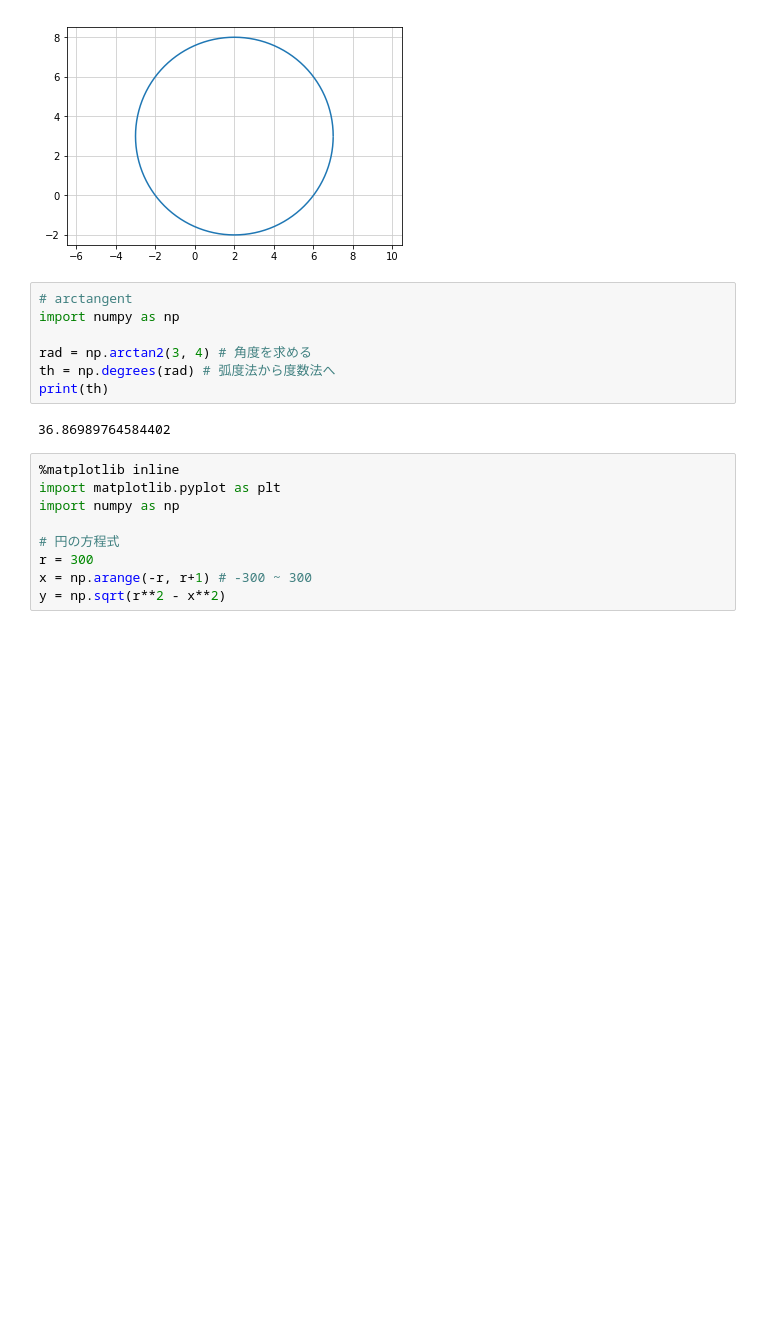
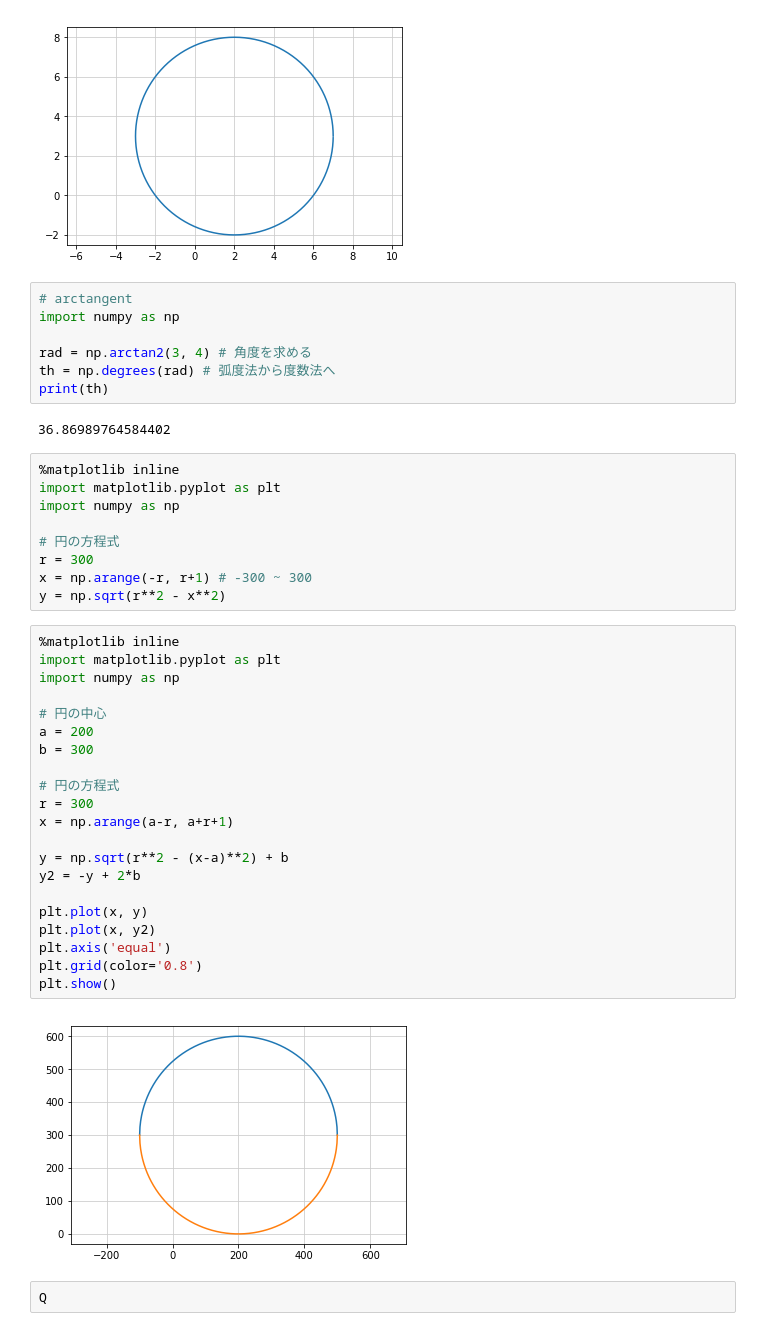
Before and after one commit to urawa72/math_anaconda, a Jupyter notebook: test.ipynb, the cells around one changed output. Drawn from its saved outputs; the diff is of its cells as text; blank space fills up the shorter version.

```diff
--- a/test.ipynb
+++ b/test.ipynb
@@ -141,3 +141,28 @@ import numpy as np
 r = 300
 x = np.arange(-r, r+1) # -300 ~ 300
 y = np.sqrt(r**2 - x**2)
+# %%
+%matplotlib inline
+import matplotlib.pyplot as plt
+import numpy as np
+
+# 円の中心
+a = 200
+b = 300
+
+# 円の方程式
+r = 300
+x = np.arange(a-r, a+r+1)
+
+y = np.sqrt(r**2 - (x-a)**2) + b
+y2 = -y + 2*b
+
+plt.plot(x, y)
+plt.plot(x, y2)
+plt.axis('equal')
+plt.grid(color='0.8')
+plt.show()
+# %% [output]
+[figure, added]
+# %%
+Q
```
